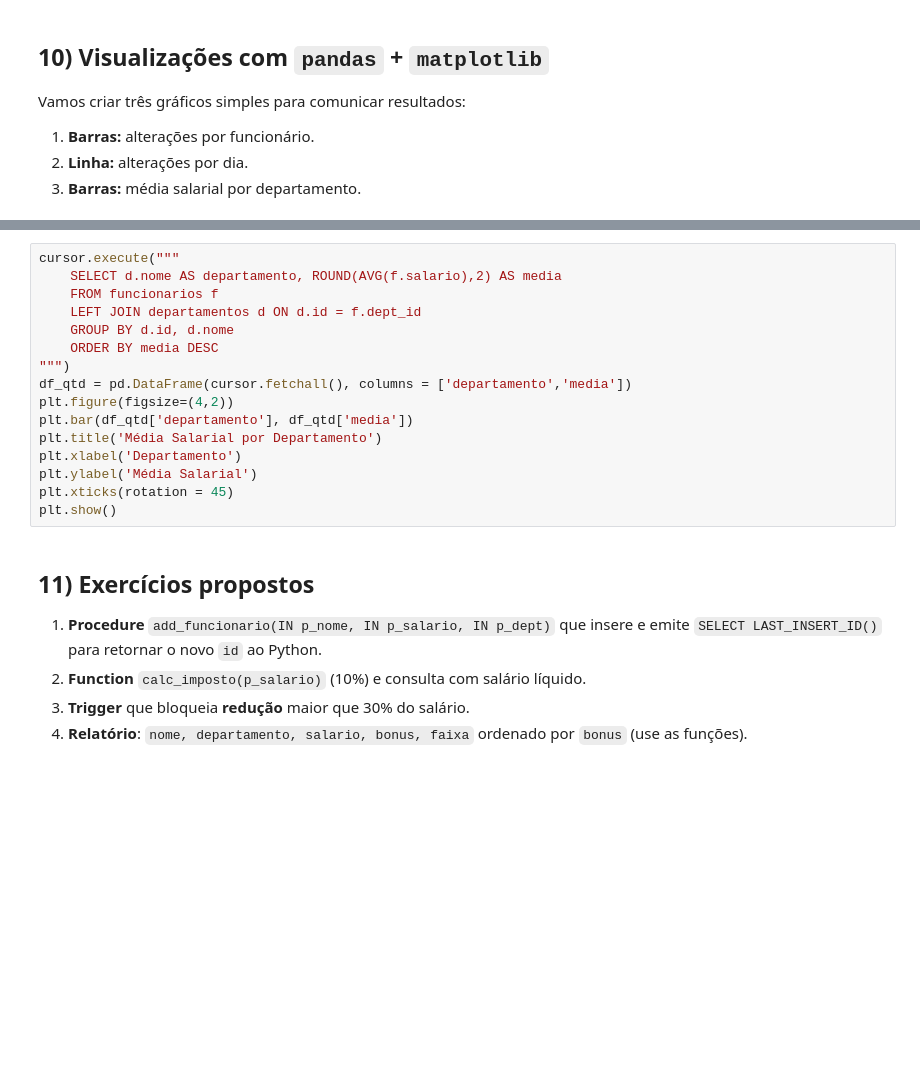
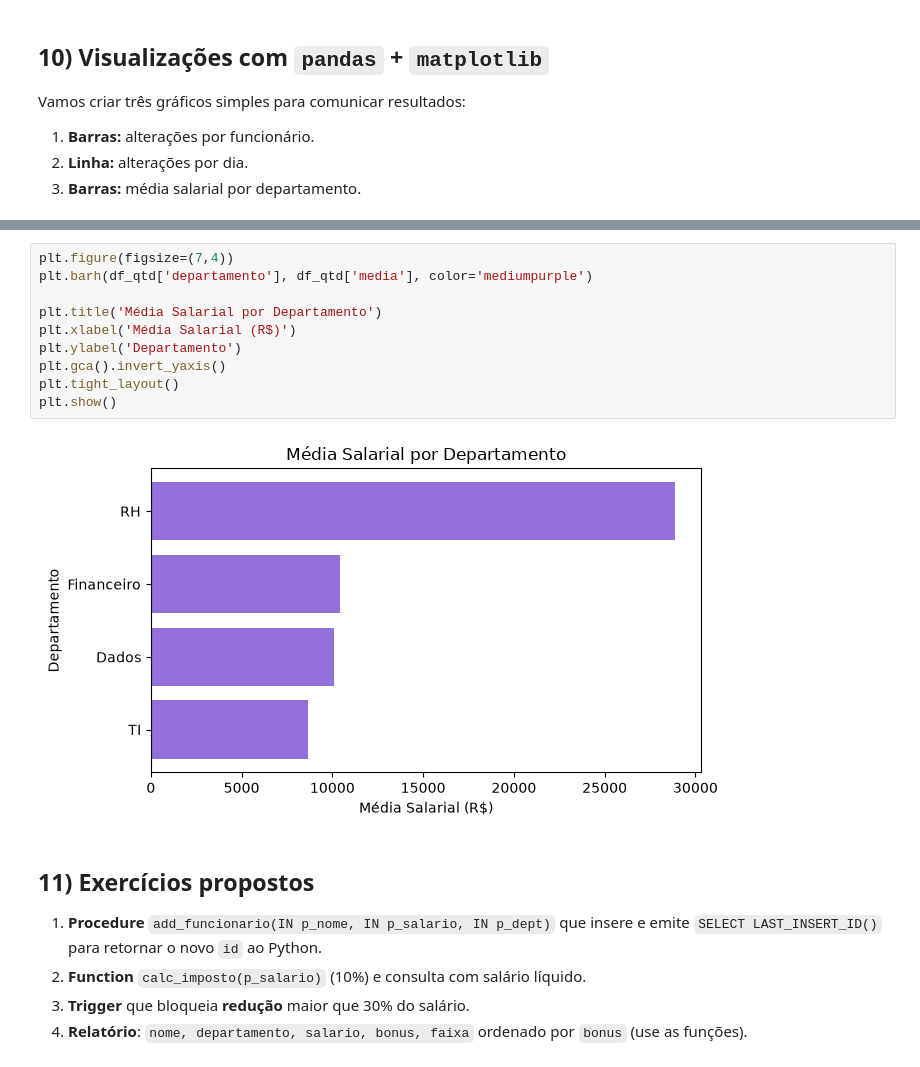
Before and after one commit to Duduur/Atividade_Rafa, a Jupyter notebook: 11_Procedures_Functions_Triggers.ipynb, the cells around one changed output, grey strips where cells are left out. Saved outputs shown, nothing was run; the diff lists cells and outputs as text; blank space fills up the shorter version.

```diff
--- a/11_Procedures_Functions_Triggers.ipynb
+++ b/11_Procedures_Functions_Triggers.ipynb
@@ -408,19 +406,15 @@ plt.show()
 # %%
-cursor.execute("""
-    SELECT d.nome AS departamento, ROUND(AVG(f.salario),2) AS media
-    FROM funcionarios f
-    LEFT JOIN departamentos d ON d.id = f.dept_id
-    GROUP BY d.id, d.nome
-    ORDER BY media DESC
-""")
-df_qtd = pd.DataFrame(cursor.fetchall(), columns = ['departamento','media'])
-plt.figure(figsize=(4,2))
-plt.bar(df_qtd['departamento'], df_qtd['media'])
+plt.figure(figsize=(7,4))
+plt.barh(df_qtd['departamento'], df_qtd['media'], color='mediumpurple')
+
 plt.title('Média Salarial por Departamento')
-plt.xlabel('Departamento')
-plt.ylabel('Média Salarial')
-plt.xticks(rotation = 45)
+plt.xlabel('Média Salarial (R$)')
+plt.ylabel('Departamento')
+plt.gca().invert_yaxis()
+plt.tight_layout()
 plt.show()
+# %% [output]
+[figure, added]
 # %% [markdown]
 
 ## 11) Exercícios propostos
```
Also changed, not shown: parts of 11 cells of this notebook, 15 other files.
